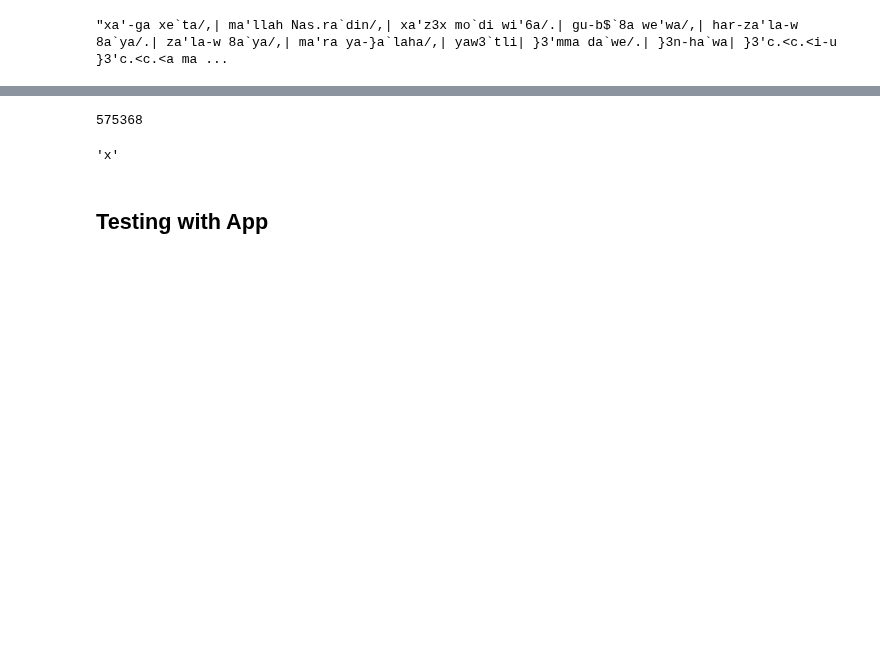
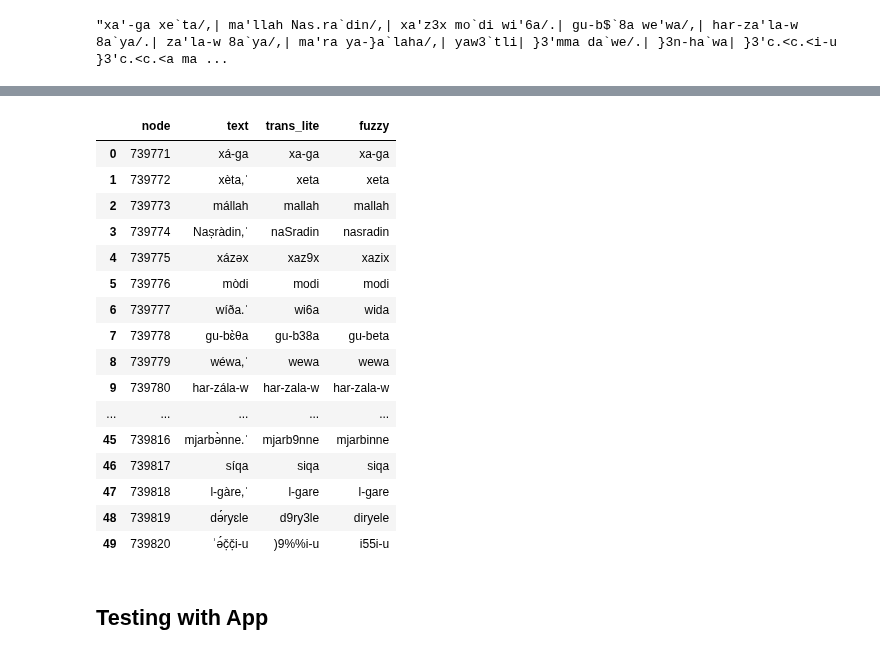
Before and after one commit to CambridgeSemiticsLab/nena_tf, a Jupyter notebook: nena2tf/tests.ipynb, the cells around one changed output, grey strips where cells are left out. Drawn from its saved outputs; the diff is of its cells as text; code cells hidden in the pictures; blank space fills up the shorter version.

```diff
--- a/nena2tf/tests.ipynb
+++ b/nena2tf/tests.ipynb
@@ -91,8 +78,0 @@ T.sectionFromNode(1)
-# %%
-T.nodeFromSection(('Barwar', 'A Hundred Gold Coins', 1))
-# %% [output]
-575368
-# %%
-F.text.v(1)
-# %% [output]
-'x'
@@ -99,3 +81,32 @@ F.text.v(1)
+# %%
+paragraph = L.u(morph, 'paragraph')[0]
+
+show_words_data = []
+
+for word in L.d(paragraph, 'word'):
+    show_words_data.append((word, T.text(word),F.trans_l.v(word), F.t_fuzzy.v(word)))
+# %%
+show_words = pd.DataFrame(show_words_data, columns=('node', 'text','trans_lite', 'fuzzy'))
+# %%
+show_words.head(50)
+# %% [output]
+|  | node | text | trans_lite | fuzzy |
+| 0 | 739771 | xá-ga | xa-ga | xa-ga |
+| 1 | 739772 | xèta,ˈ | xeta | xeta |
+| 2 | 739773 | mállah | mallah | mallah |
+| 3 | 739774 | Naṣràdin,ˈ | naSradin | nasradin |
+| 4 | 739775 | xázəx | xaz9x | xazix |
+| 5 | 739776 | mòdi | modi | modi |
+| 6 | 739777 | wíða.ˈ | wi6a | wida |
+| 7 | 739778 | gu-bɛ̀θa | gu-b38a | gu-beta |
+| 8 | 739779 | wéwa,ˈ | wewa | wewa |
+| 9 | 739780 | har-zála-w | har-zala-w | har-zala-w |
+| ... | ... | ... | ... | ... |
+| 45 | 739816 | mjarbə̀nne.ˈ | mjarb9nne | mjarbinne |
+| 46 | 739817 | síqa | siqa | siqa |
+| 47 | 739818 | l-gàre,ˈ | l-gare | l-gare |
+| 48 | 739819 | də́ryɛle | d9ry3le | diryele |
+| 49 | 739820 | ʾə́č̣č̣i-u | )9%%i-u | i55i-u |
 # %% [markdown]
 ## Testing with App
 # %%
```
Also changed, not shown: parts of 16 cells of this notebook, 24 other files.
